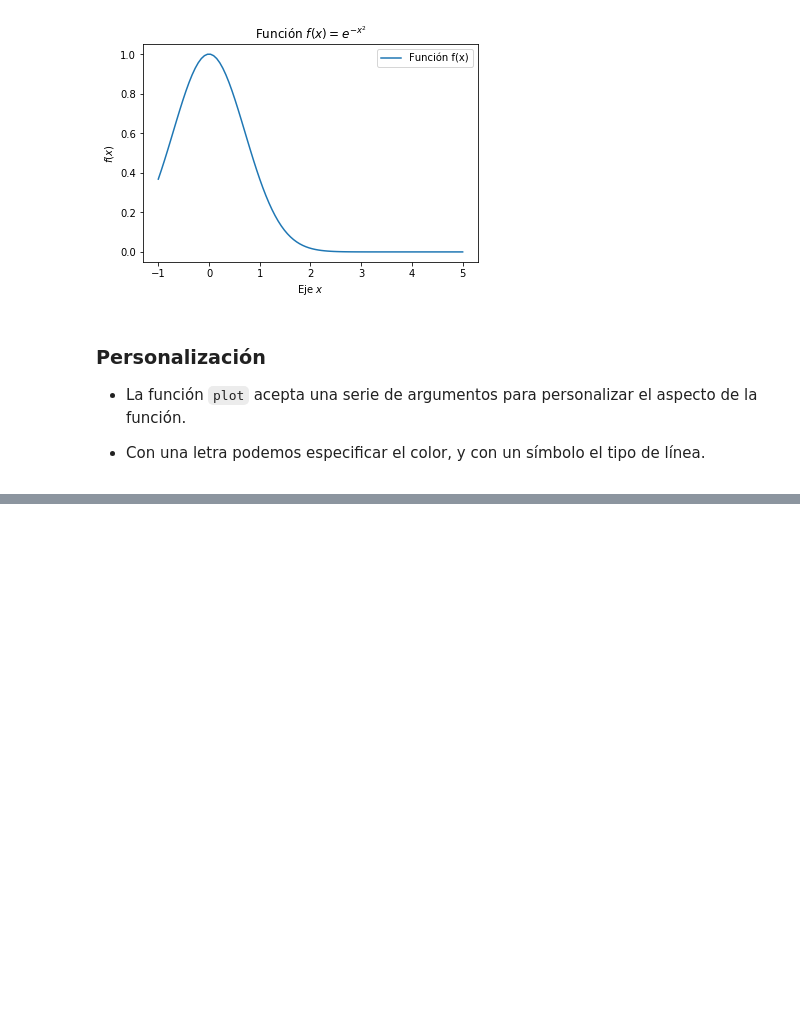
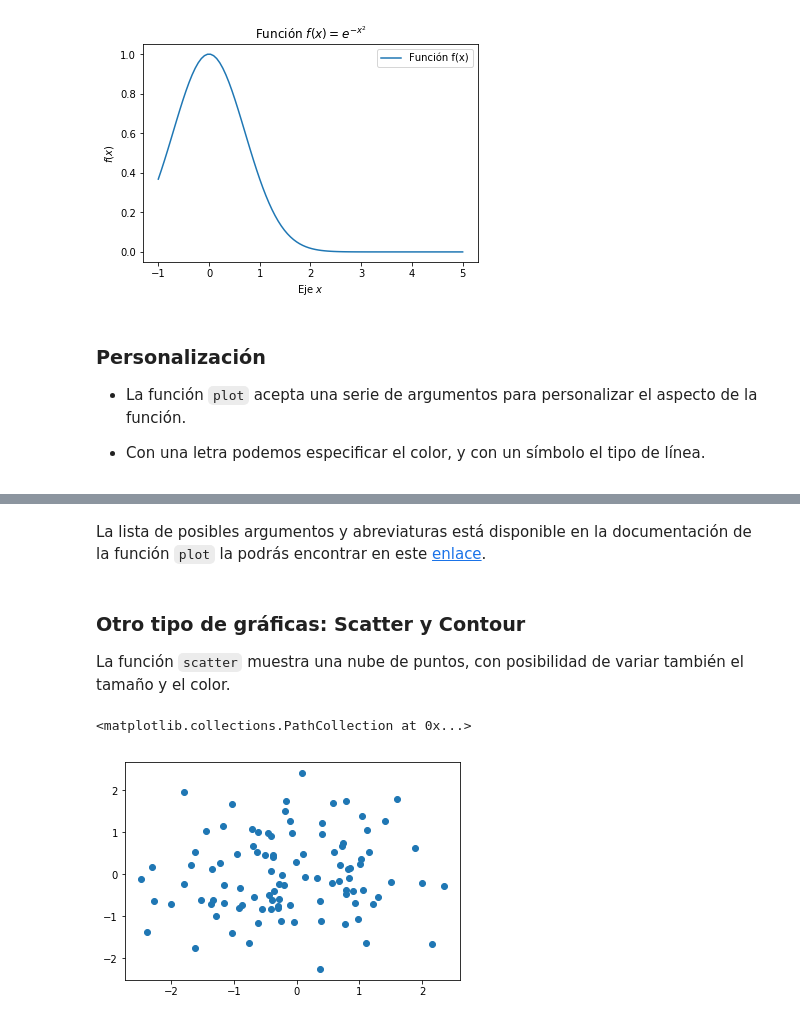
Before and after one commit to sruap1214/EC_Finance, a Jupyter notebook: Notebooks/04b_ManipulacionDatosVisualizacion.ipynb, the cells around one changed output, grey strips where cells are left out. Cells and saved outputs as stored; diff of their text form; code cells hidden in the pictures; blank space fills up the shorter version.

```diff
--- a/Notebooks/04b_ManipulacionDatosVisualizacion.ipynb
+++ b/Notebooks/04b_ManipulacionDatosVisualizacion.ipynb
@@ -163,0 +179,15 @@ Text(0.5, 1.0, 'Función $f(x)=e^{-x^2}$')
+# %% [markdown]
+La lista de posibles argumentos y abreviaturas está disponible en la documentación de la función `plot` la podrás encontrar en este [enlace](https://matplotlib.org/2.0.2/api/pyplot_api.html).
+# %% [markdown]
+### Otro tipo de gráficas: Scatter y Contour
+
+La función `scatter` muestra una nube de puntos, con posibilidad de variar también el tamaño y el color.
+# %%
+N = 100
+x = np.random.randn(N)
+y = np.random.randn(N)
+
+plt.scatter(x, y)
+# %% [output]
+<matplotlib.collections.PathCollection at 0x...>
+[figure, added]
```
Also changed, not shown: parts of 15 cells of this notebook.
